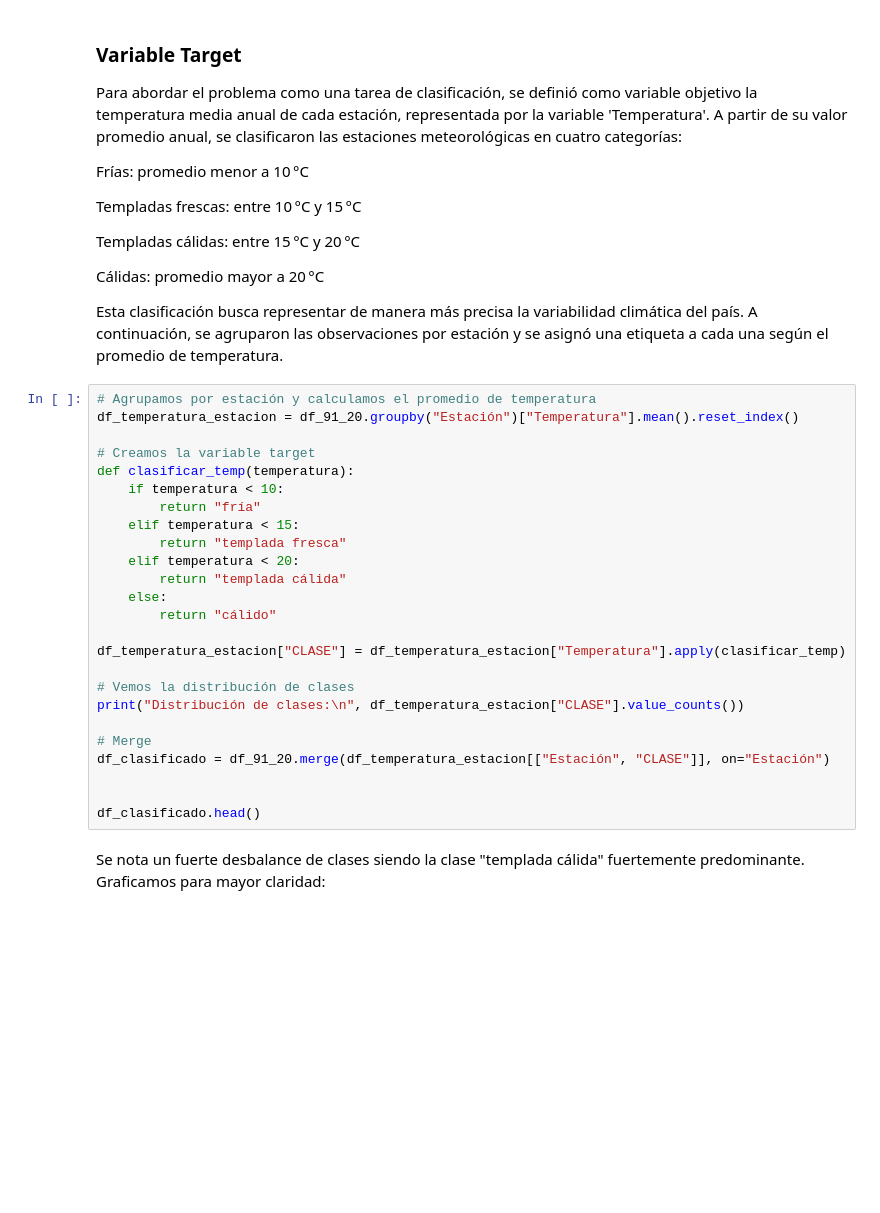
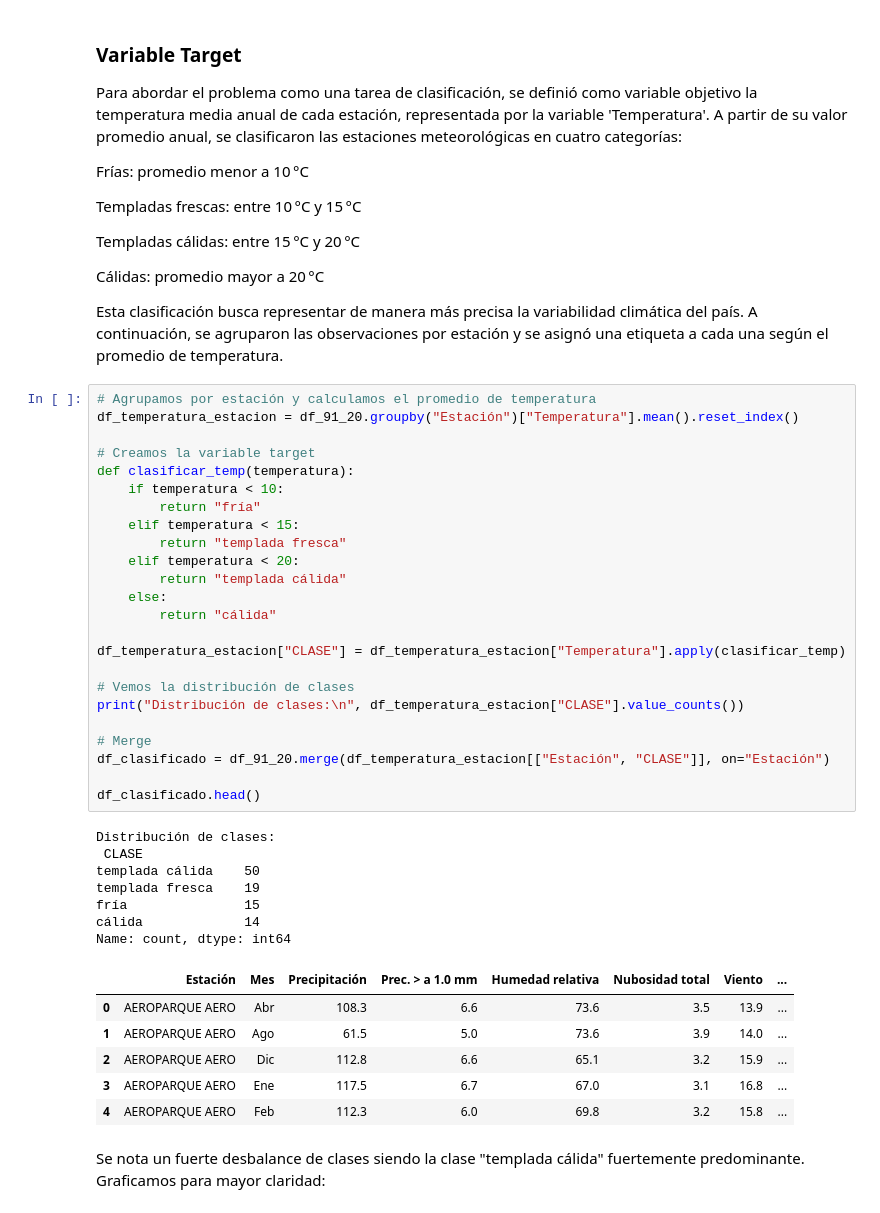
Before and after one commit to Mati279/Analisis-de-Datos---TPs, a Jupyter notebook: TP1/TP1-AdD.ipynb, the cells around one changed output. Saved outputs shown, nothing was run; the diff lists cells and outputs as text; blank space fills up the shorter version.

```diff
--- a/TP1/TP1-AdD.ipynb
+++ b/TP1/TP1-AdD.ipynb
@@ -731,28 +954,41 @@ Esta clasificación busca representar de manera más precisa la variabilidad cli
 # %%
 # Agrupamos por estación y calculamos el promedio de temperatura
 df_temperatura_estacion = df_91_20.groupby("Estación")["Temperatura"].mean().reset_index()
 
 # Creamos la variable target
 def clasificar_temp(temperatura):
     if temperatura < 10:
         return "fría"
     elif temperatura < 15:
         return "templada fresca"
     elif temperatura < 20:
         return "templada cálida"
     else:
-        return "cálido"
+        return "cálida"
 
 df_temperatura_estacion["CLASE"] = df_temperatura_estacion["Temperatura"].apply(clasificar_temp)
 
 # Vemos la distribución de clases
 print("Distribución de clases:\n", df_temperatura_estacion["CLASE"].value_counts())
 
 # Merge
 df_clasificado = df_91_20.merge(df_temperatura_estacion[["Estación", "CLASE"]], on="Estación")
 
-
 df_clasificado.head()
+# %% [output]
+Distribución de clases:
+ CLASE
+templada cálida    50
+templada fresca    19
+fría               15
+cálida             14
+Name: count, dtype: int64
+|  | Estación | Mes | Precipitación | Prec. > a 1.0 mm | Humedad relativa | Nubosidad total | Viento | ... |
+| 0 | AEROPARQUE AERO | Abr | 108.3 | 6.6 | 73.6 | 3.5 | 13.9 | ... |
+| 1 | AEROPARQUE AERO | Ago | 61.5 | 5.0 | 73.6 | 3.9 | 14.0 | ... |
+| 2 | AEROPARQUE AERO | Dic | 112.8 | 6.6 | 65.1 | 3.2 | 15.9 | ... |
+| 3 | AEROPARQUE AERO | Ene | 117.5 | 6.7 | 67.0 | 3.1 | 16.8 | ... |
+| 4 | AEROPARQUE AERO | Feb | 112.3 | 6.0 | 69.8 | 3.2 | 15.8 | ... |
 # %% [markdown]
 Se nota un fuerte desbalance de clases siendo la clase "templada cálida" fuertemente predominante. Graficamos para mayor claridad:
 # %%
```
Also changed, not shown: parts of 35 cells of this notebook, 2 other files.
